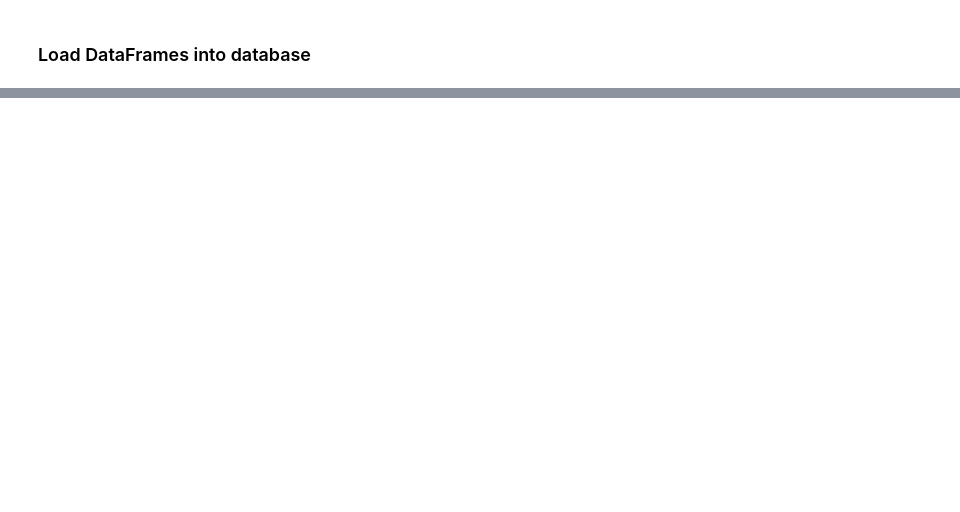
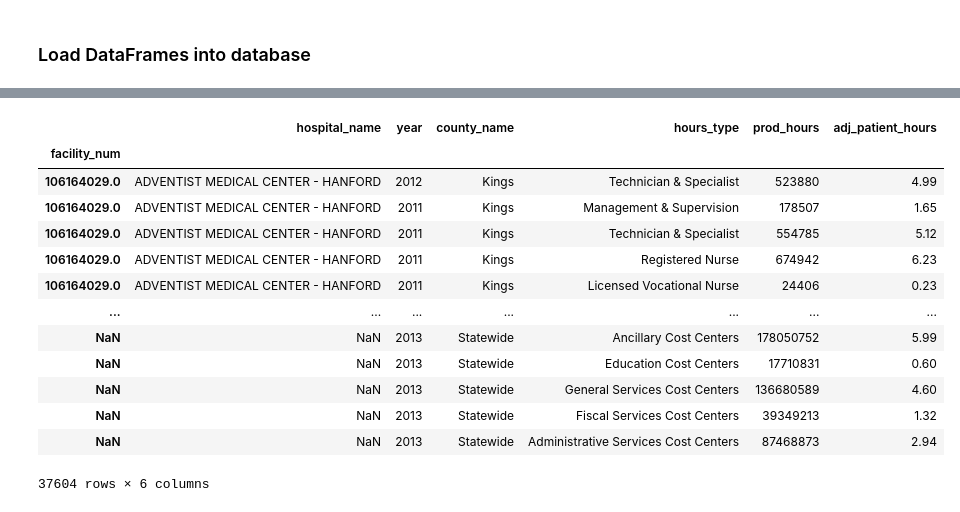
Before and after one commit to zsvorenova/ETL-project, a Jupyter notebook: esri_etl.ipynb, the cells around one changed output, grey strips where cells are left out. Cells and saved outputs as stored; diff of their text form; code cells hidden in the pictures; blank space fills up the shorter version.

```diff
--- a/esri_etl.ipynb
+++ b/esri_etl.ipynb
@@ -185,0 +262,28 @@ NameError: name 'conn' is not defined
+# %%
+# Read Hospitals Staff Information
+hospitals_staff = pd.read_csv('Resources/hospital-staffing-2009-2013-.csv')
+hospitals_staff = hospitals_staff.filter(['Facility Number', 'Facility Name', 'Year', 'County Name',
+                                              'Hours Type', 'Productive Hours', 'Productive Hours per Adjusted Patient Day'])
+hospitals_staff = hospitals_staff.rename(columns={
+                                        'Facility Number': 'facility_num', 'Facility Name': 'hospital_name',
+                                        'Year': 'year', 'County Name':'county_name',
+                                        'Hours Type': 'hours_type', 'Productive Hours': 'prod_hours',
+                                        'Productive Hours per Adjusted Patient Day': 'adj_patient_hours'})
+hospitals_staff.set_index("facility_num", inplace=True)
+hospitals_staff = hospitals_staff.sort_values('hospital_name')
+hospitals_staff
+# %% [output]
+|  | hospital_name | year | county_name | hours_type | prod_hours | adj_patient_hours |
+| facility_num |  |  |  |  |  |  |
+| 106164029.0 | ADVENTIST MEDICAL CENTER - HANFORD | 2012 | Kings | Technician & Specialist | 523880 | 4.99 |
+| 106164029.0 | ADVENTIST MEDICAL CENTER - HANFORD | 2011 | Kings | Management & Supervision | 178507 | 1.65 |
+| 106164029.0 | ADVENTIST MEDICAL CENTER - HANFORD | 2011 | Kings | Technician & Specialist | 554785 | 5.12 |
+| 106164029.0 | ADVENTIST MEDICAL CENTER - HANFORD | 2011 | Kings | Registered Nurse | 674942 | 6.23 |
+| 106164029.0 | ADVENTIST MEDICAL CENTER - HANFORD | 2011 | Kings | Licensed Vocational Nurse | 24406 | 0.23 |
+| ... | ... | ... | ... | ... | ... | ... |
+| NaN | NaN | 2013 | Statewide | Ancillary Cost Centers | 178050752 | 5.99 |
+| NaN | NaN | 2013 | Statewide | Education Cost Centers | 17710831 | 0.60 |
+| NaN | NaN | 2013 | Statewide | General Services Cost Centers | 136680589 | 4.60 |
+| NaN | NaN | 2013 | Statewide | Fiscal Services Cost Centers | 39349213 | 1.32 |
+| NaN | NaN | 2013 | Statewide | Administrative Services Cost Centers | 87468873 | 2.94 |
+37604 rows × 6 columns
```
Also changed, not shown: parts of 16 cells of this notebook, 3 other files.
